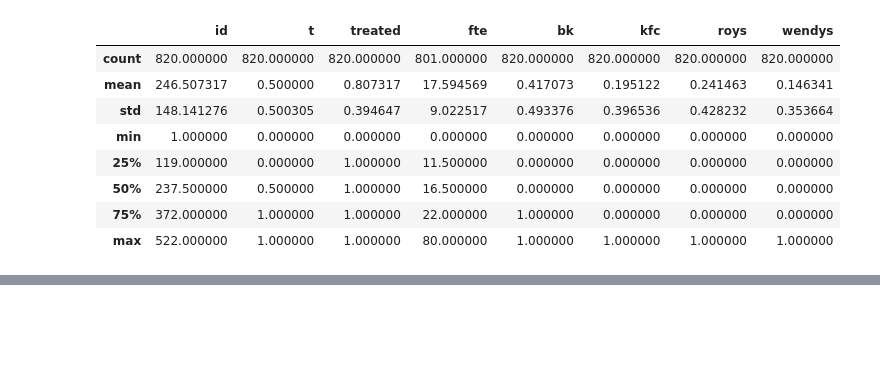
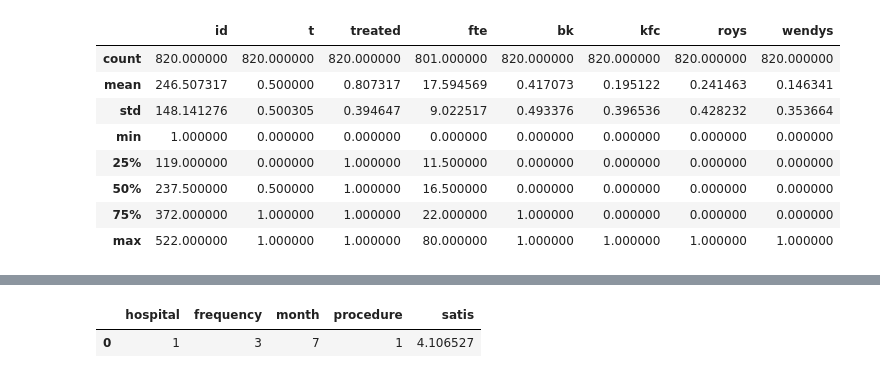
Before and after one commit to DavidGuzzi/MECMT08, a Jupyter notebook: clase_p_4.ipynb, the cells around one changed output, grey strips where cells are left out. Drawn from its saved outputs; the diff is of its cells as text; code cells hidden in the pictures; blank space fills up the shorter version.

```diff
--- a/clase_p_4.ipynb
+++ b/clase_p_4.ipynb
@@ -324,0 +1022,11 @@ df.describe()
+# %%
+import pandas as pd
+import pyreadstat as st
+pd.set_option('display.max_columns', None)
+path = r"C:\Users\HP\OneDrive\Escritorio\David Guzzi\DiTella\MEC\Materias\2025\2025 2T\[MT08-MT13] Microeconometría II\Clases prácticas\PS\PS3-20251111\hospdd.dta"
+
+df, meta = st.read_dta(path)
+df.head(1)
+# %% [output]
+|  | hospital | frequency | month | procedure | satis |
+| 0 | 1 | 3 | 7 | 1 | 4.106527 |
```
Also changed, not shown: parts of 9 cells of this notebook.
